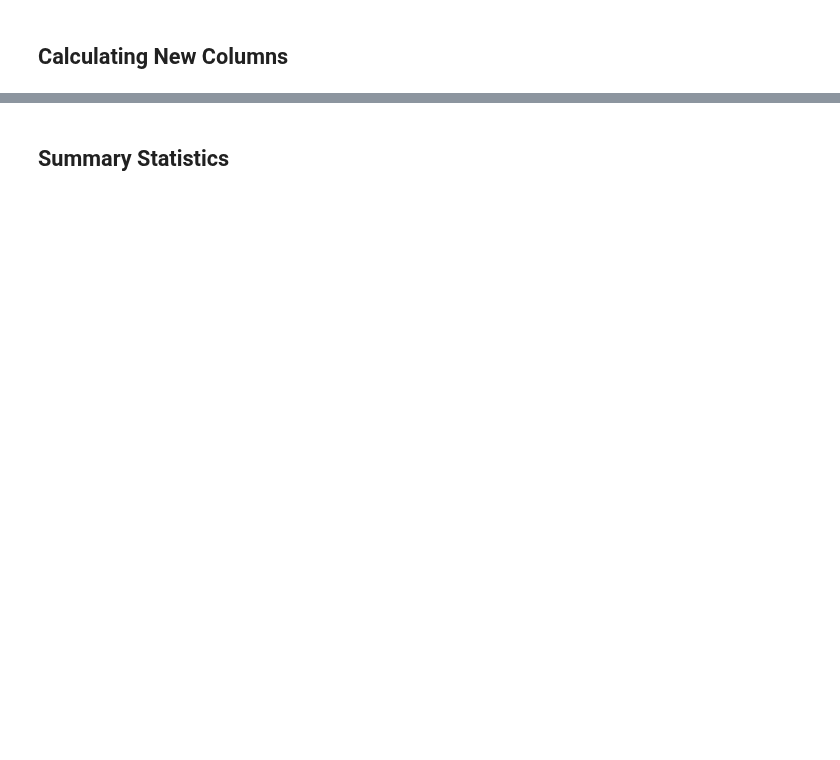
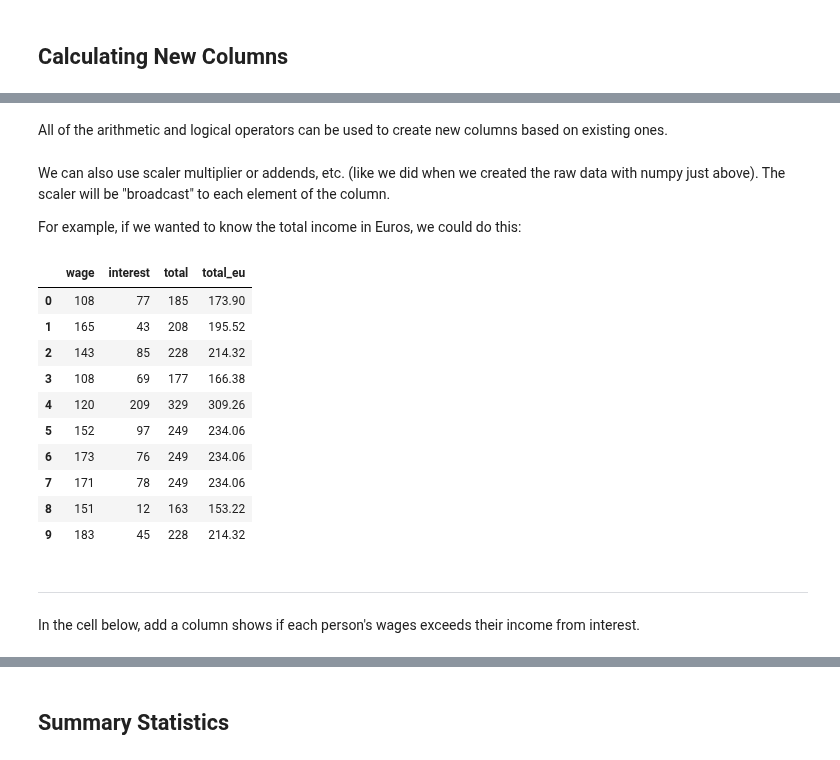
Before and after one commit to psychdatascience/FDS-CourseTwo, a Jupyter notebook: tu11_re_PandasReview.ipynb, the cells around one changed output, grey strips where cells are left out. Drawn from its saved outputs; the diff is of its cells as text; code cells hidden in the pictures; blank space fills up the shorter version.

```diff
--- a/tu11_re_PandasReview.ipynb
+++ b/tu11_re_PandasReview.ipynb
@@ -344,0 +363,13 @@ I guess those 500 lb. fares were worth it.
+# %%
+# make some incomes in thousands of US dollars
+rng = np.random.default_rng(seed=42)
+raw_dat = rng.integers(0,100,size=(10, 2))
+raw_dat[:,0] = raw_dat[:,0] + 100
+raw_dat[4,1] = raw_dat[4,1] + 200
+
+# make column names
+col_names = ['wage', 'interest']
+
+# make the pandas data frame
+incomes = pd.DataFrame(raw_dat, columns = col_names)
+incomes
@@ -344,0 +392,3 @@ I guess those 500 lb. fares were worth it.
+# %%
+incomes['total'] = incomes['wage'] + incomes['interest']
+incomes
@@ -344,0 +407,26 @@ I guess those 500 lb. fares were worth it.
+# %% [markdown]
+All of the arithmetic and logical operators can be used to create new columns based on existing ones.
+# %% [markdown]
+We can also use scaler multiplier or addends, etc. (like we did when we created the raw data with numpy just above). The scaler will be "broadcast" to each element of the column.
+
+For example, if we wanted to know the total income in Euros, we could do this:
+# %%
+dol2eu = 0.94 # 0.94 euros per US dollar (early 2023)
+incomes['total_eu'] = dol2eu * incomes['total']
+incomes
+# %% [output]
+|  | wage | interest | total | total_eu |
+| 0 | 108 | 77 | 185 | 173.90 |
+| 1 | 165 | 43 | 208 | 195.52 |
+| 2 | 143 | 85 | 228 | 214.32 |
+| 3 | 108 | 69 | 177 | 166.38 |
+| 4 | 120 | 209 | 329 | 309.26 |
+| 5 | 152 | 97 | 249 | 234.06 |
+| 6 | 173 | 76 | 249 | 234.06 |
+| 7 | 171 | 78 | 249 | 234.06 |
+| 8 | 151 | 12 | 163 | 153.22 |
+| 9 | 183 | 45 | 228 | 214.32 |
+# %% [markdown]
+---
+# %% [markdown]
+In the cell below, add a column shows if each person's wages exceeds their income from interest.
```
Also changed, not shown: parts of 19 cells of this notebook.
